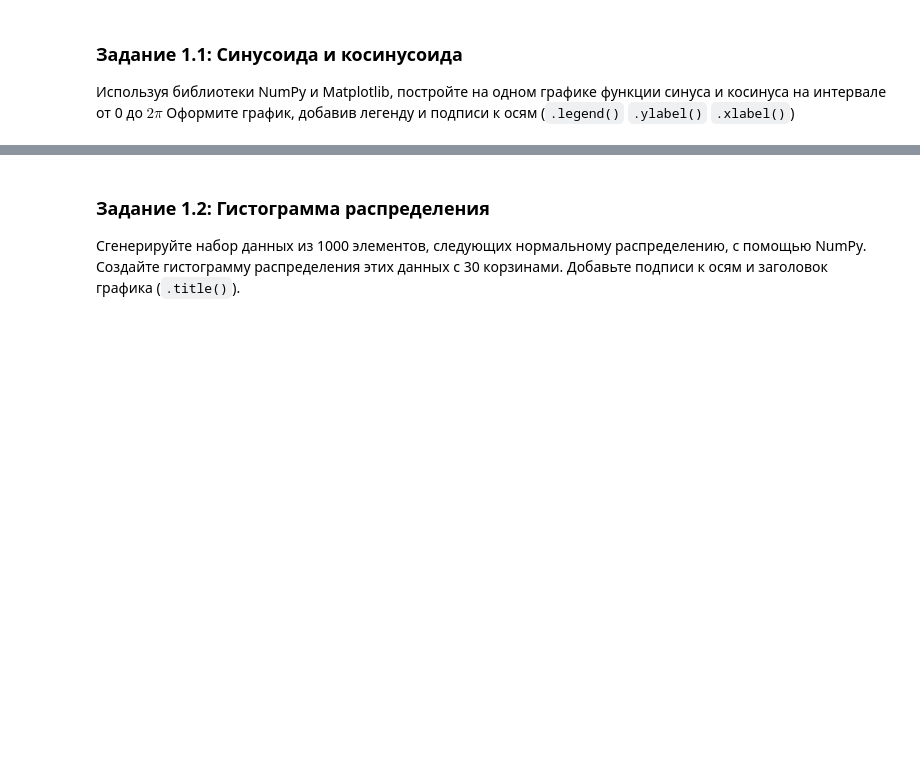
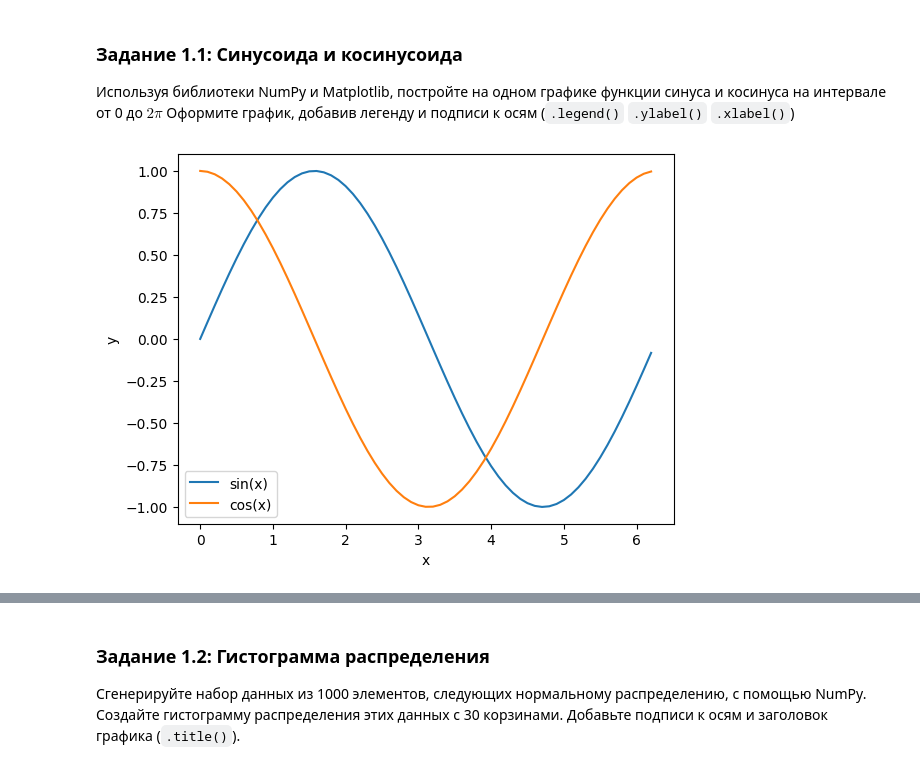
Before and after one commit to Calrission/MIIGAIK-Computer-Math, a Jupyter notebook: 3. Библиотеки Matplotlib, Plotly/Практическая_работа_№3_Matplotlib_Plotly.ipynb, the cells around one changed output, grey strips where cells are left out. Cells and saved outputs as stored; diff of their text form; code cells hidden in the pictures; blank space fills up the shorter version.

```diff
--- a/3. Библиотеки Matplotlib, Plotly/Практическая_работа_№3_Matplotlib_Plotly.ipynb
+++ b/3. Библиотеки Matplotlib, Plotly/Практическая_работа_№3_Matplotlib_Plotly.ipynb
@@ -21,3 +21,22 @@
+# %%
+import numpy as np
+import matplotlib.pyplot as plt
+
+y = np.arange(0, 2*np.pi, 0.1)
+
+sin_ = np.sin(y)
+cos_ = np.cos(y)
+
+fig = plt.figure()
+plt.plot(y, sin_, label='sin(x)')
+plt.plot(y, cos_, label='cos(x)')
+
+plt.ylabel('y')
+plt.xlabel('x')
+plt.legend()
+plt.show()
+# %% [output]
+[figure, added]
 # %% [markdown]
 ![image.png](embedded-picture-1)
 # %% [markdown]
```
Also changed, not shown: parts of 24 cells of this notebook, 2 other files.
